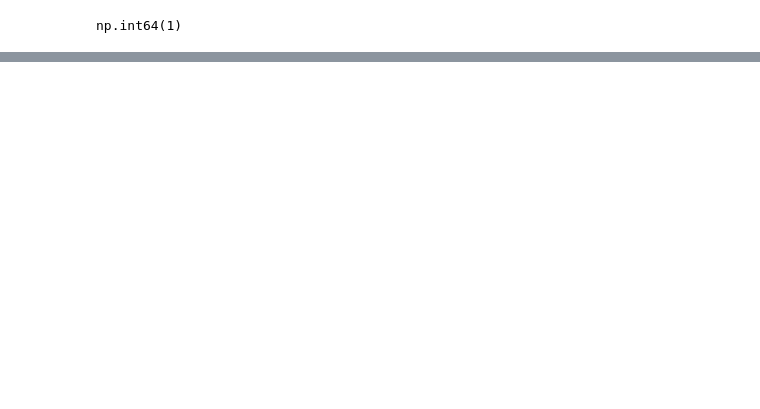
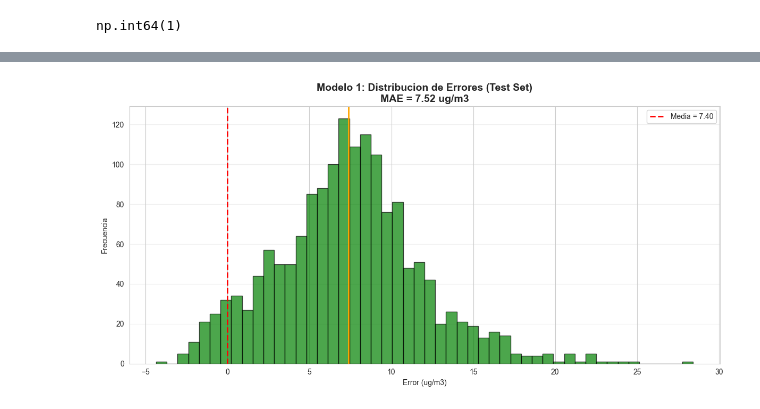
Before and after one commit to MateoJaramillo26/Progreso-3, a Jupyter notebook: ProyectoProgreso3.ipynb, the cells around one changed output, grey strips where cells are left out. Cells and saved outputs as stored; diff of their text form; code cells hidden in the pictures; blank space fills up the shorter version.

```diff
--- a/ProyectoProgreso3.ipynb
+++ b/ProyectoProgreso3.ipynb
@@ -205,0 +651,20 @@ dtype: float64
+# %%
+# PASO 17: Visualizacion 4 - Distribucion de errores
+log.info("Generando visualizacion: Distribucion de errores...")
+
+plt.figure(figsize=(12, 6))
+plt.hist(residuals_test, bins=50, alpha=0.7, color='green', edgecolor='black')
+plt.axvline(0, color='red', linestyle='--', linewidth=2, label=f'Media = {residuals_test.mean():.2f}')
+plt.axvline(residuals_test.mean(), color='orange', linestyle='-', linewidth=2)
+
+plt.title(f'Modelo 1: Distribucion de Errores (Test Set)\nMAE = {metrics["test"]["MAE"]:.2f} ug/m3',
+          fontsize=14, fontweight='bold')
+plt.xlabel('Error (ug/m3)')
+plt.ylabel('Frecuencia')
+plt.legend()
+plt.grid(True, alpha=0.3, axis='y')
+plt.tight_layout()
+plt.show()
+
+log.info("Distribucion normal de errores indica supuestos de regresion validos")
+# %% [output]
@@ -205,0 +672 @@ dtype: float64
+[figure, added]
```
Also changed, not shown: parts of 25 cells of this notebook.
